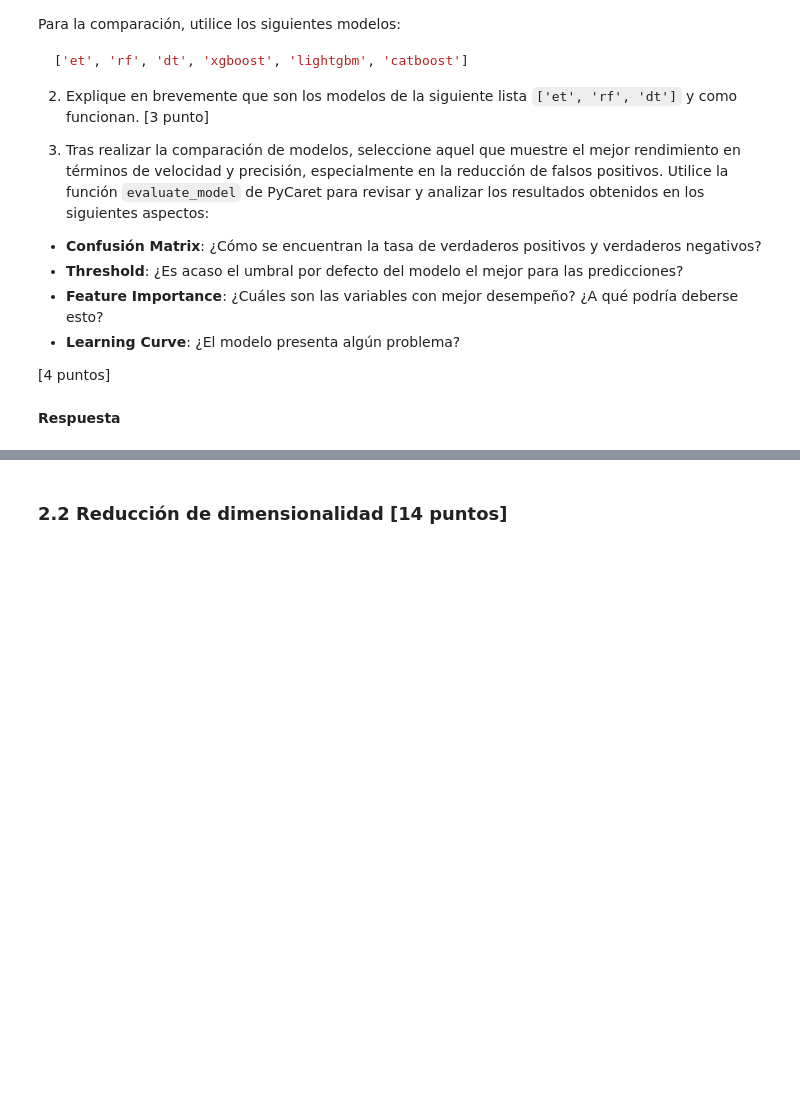
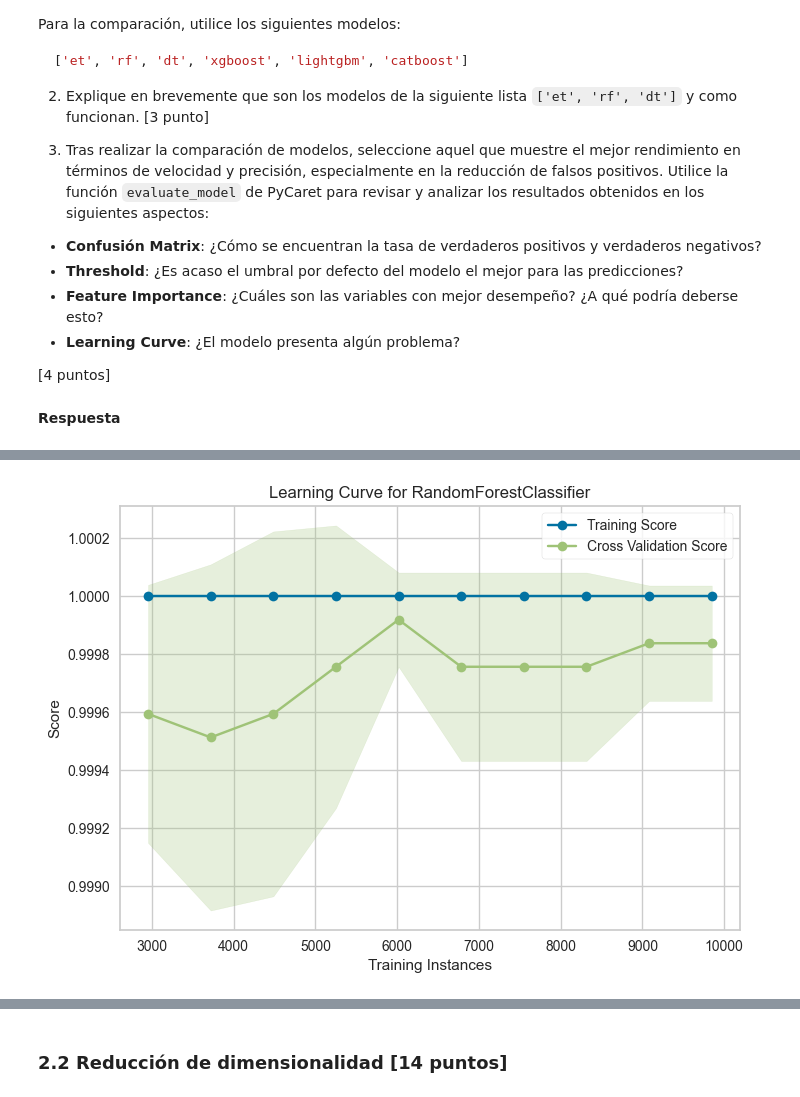
Before and after one commit to IsraPKMNPAP/Laboratorio-de-Herramientas, a Jupyter notebook: Laboratorios/Lab_7_enunciado.ipynb, the cells around one changed output, grey strips where cells are left out. Drawn from its saved outputs; the diff is of its cells as text; code cells hidden in the pictures; blank space fills up the shorter version.

```diff
--- a/Laboratorios/Lab_7_enunciado.ipynb
+++ b/Laboratorios/Lab_7_enunciado.ipynb
@@ -529,0 +608,3 @@ ModuleNotFoundError: No module named 'pycaret'
+# %%
+plot_model(rf, plot='learning')
+# %% [output]
@@ -529,0 +612 @@ ModuleNotFoundError: No module named 'pycaret'
+[figure, added]
```
Also changed, not shown: parts of 15 cells of this notebook, 1 other file.
